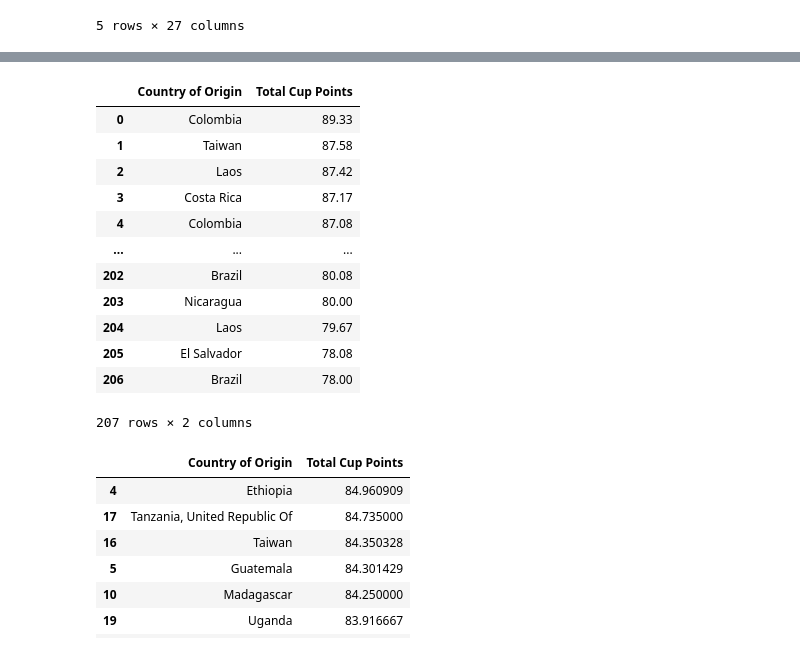
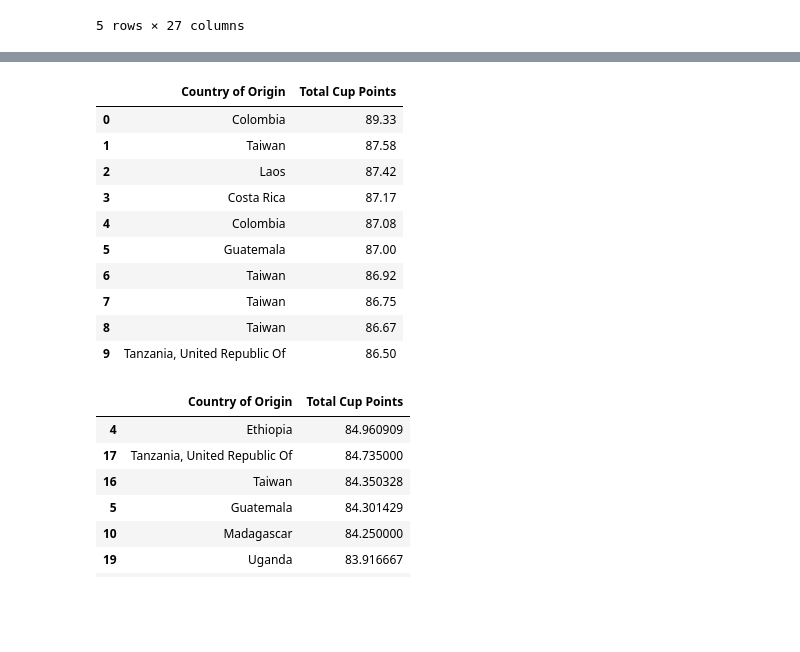
Before and after one commit to brunoopinheiro/ada-ds-ml1, a Jupyter notebook: coffee_ml1.ipynb, the cells around one changed output, grey strips where cells are left out. Drawn from its saved outputs; the diff is of its cells as text; code cells hidden in the pictures; blank space fills up the shorter version.

```diff
--- a/coffee_ml1.ipynb
+++ b/coffee_ml1.ipynb
@@ -160,3 +185,7 @@ def clean_altitude_value(range_value):
                return np.nan
    else:
          return range_value
+# %%
+colombian_coffee.drop(105, inplace=True)
+colombian_coffee['Altitude'] = colombian_coffee['Altitude'].apply(clean_altitude_value)
+colombian_coffee
@@ -162,0 +220,3 @@ def clean_altitude_value(range_value):
+# %%
+colombian_mean_altitude = colombian_coffee['Altitude'].mean()
+colombian_mean_altitude
@@ -163,2 +225,3 @@ def clean_altitude_value(range_value):
 # %%
+df_clean['Altitude'].fillna(colombian_mean_altitude, inplace=True)
 df_clean['Altitude'] = df_clean['Altitude'].apply(clean_altitude_value)
@@ -258,10 +330,10 @@ Anaerobico 1000h                        0.004950
 SEMI-LAVADO                             0.004950
 Name: proportion, dtype: float64
 # %%
-df_clean['Processing Method'].fillna('None', inplace=True)
+df_clean['Processing Method'].fillna('Natural / Dry', inplace=True)
 
 df_clean['Processing Method'].replace(['SEMI-LAVADO', 'Semi Washed', 'Wet Hulling', 'Double Anaerobic Washed'], 'Washed / Wet', inplace=True)
-df_clean['Processing Method'].replace(['Double Carbonic Maceration / Natural', 'None'], 'Natural / Dry', inplace=True)
+df_clean['Processing Method'].replace(['Double Carbonic Maceration / Natural'], 'Natural / Dry', inplace=True)
 df_clean['Processing Method'].replace(['Pulped natural / honey', 'Anaerobico 1000h', 'Honey,Mossto'], 'Pulped natural / Honey', inplace=True)
 
 df_clean['Processing Method'].value_counts(normalize=True)
@@ -383,20 +458,18 @@ plt.show()
 # %%
 best_coffees = df_coffee.sort_values(by='Total Cup Points', ascending=False)
-best_coffees[['Country of Origin', 'Total Cup Points']]
+best_coffees[['Country of Origin', 'Total Cup Points']].head(10)
 # %% [output]
 |  | Country of Origin | Total Cup Points |
 | 0 | Colombia | 89.33 |
 | 1 | Taiwan | 87.58 |
 | 2 | Laos | 87.42 |
 | 3 | Costa Rica | 87.17 |
 | 4 | Colombia | 87.08 |
-| ... | ... | ... |
-| 202 | Brazil | 80.08 |
-| 203 | Nicaragua | 80.00 |
-| 204 | Laos | 79.67 |
-| 205 | El Salvador | 78.08 |
-| 206 | Brazil | 78.00 |
+| 5 | Guatemala | 87.00 |
+| 6 | Taiwan | 86.92 |
+| 7 | Taiwan | 86.75 |
+| 8 | Taiwan | 86.67 |
+| 9 | Tanzania, United Republic Of | 86.50 |
-207 rows × 2 columns
 # %%
 mean_cup_scores = best_coffees.groupby('Country of Origin')['Total Cup Points'].mean().reset_index()
 
```
Also changed, not shown: parts of 65 cells of this notebook, 2 other files.
